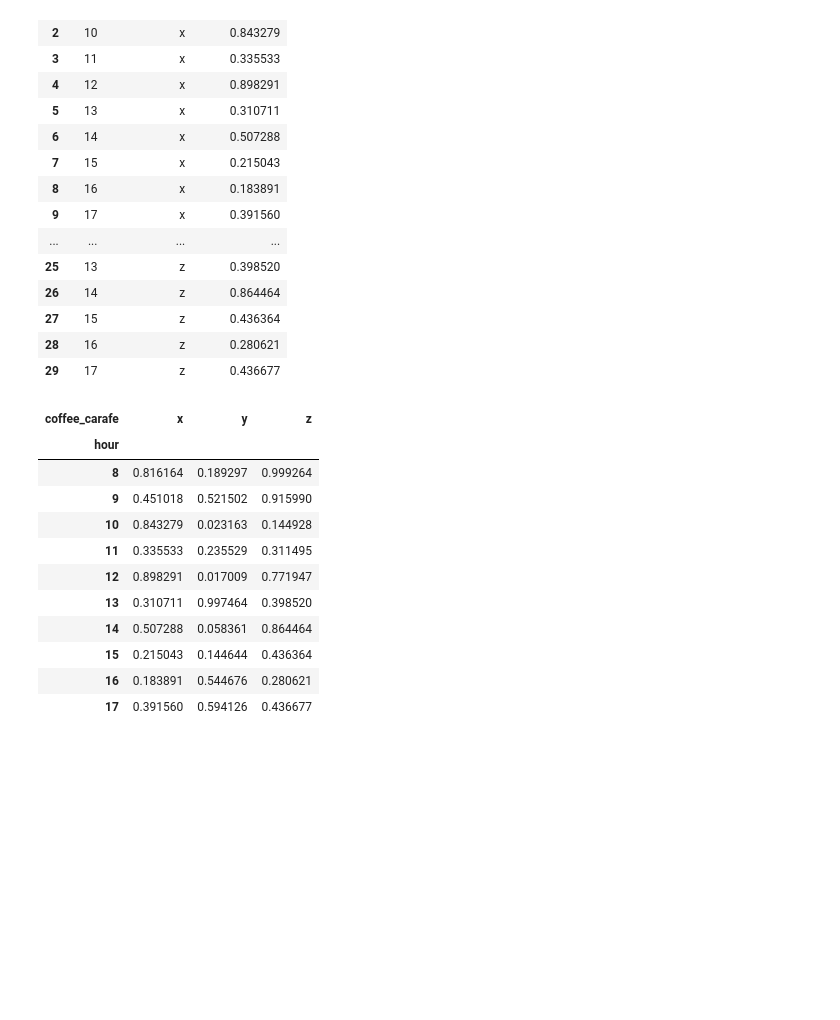
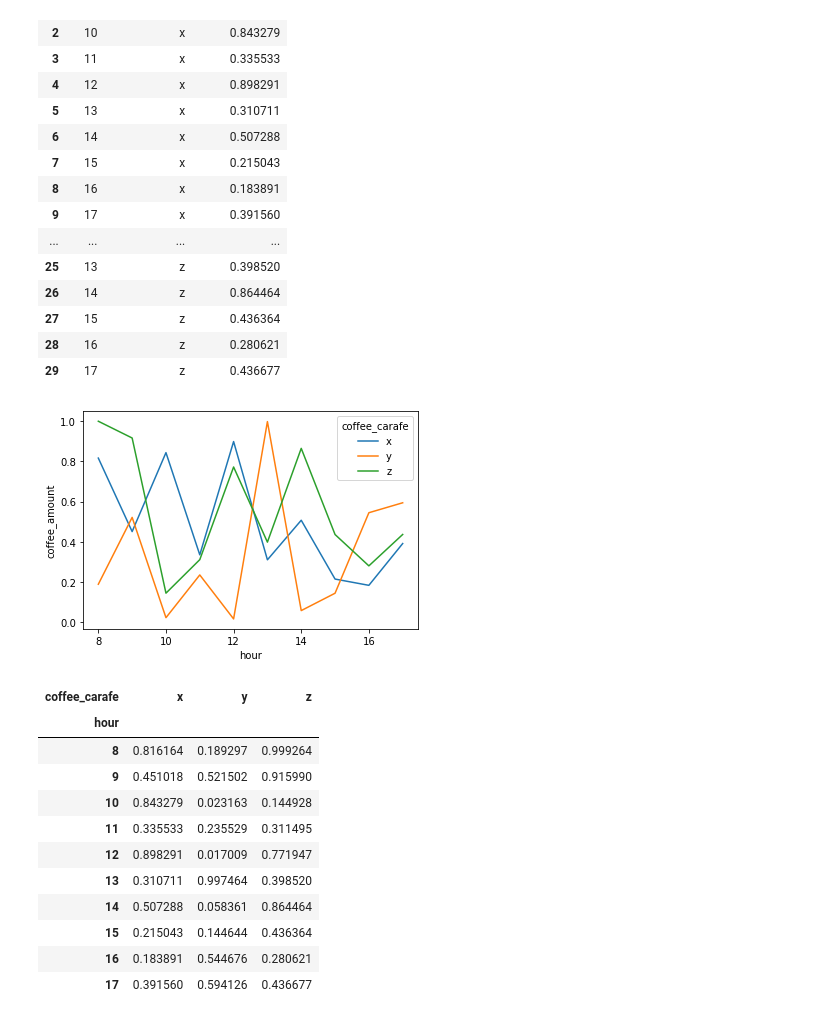
Before and after one commit to aliciag92/classification-exercises, a Jupyter notebook: tidy_data.ipynb, the cells around one changed output. Drawn from its saved outputs; the diff is of its cells as text; code cells hidden in the pictures; blank space fills up the shorter version.

```diff
--- a/tidy_data.ipynb
+++ b/tidy_data.ipynb
@@ -124,3 +133,11 @@ aggfunct = how you want to aggregate the duplicate rows
+# %%
+# plot data
+sns.lineplot(x = 'hour',
+             y = 'coffee_amount',
+             data = coffee,
+             hue = 'coffee_carafe');
+# %% [output]
+[figure, added]
 # %%
 #transform so that each carafe is in it's own col
 coffee_clean = coffee.pivot_table(index='hour',
```
Also changed, not shown: parts of 9 cells of this notebook.
